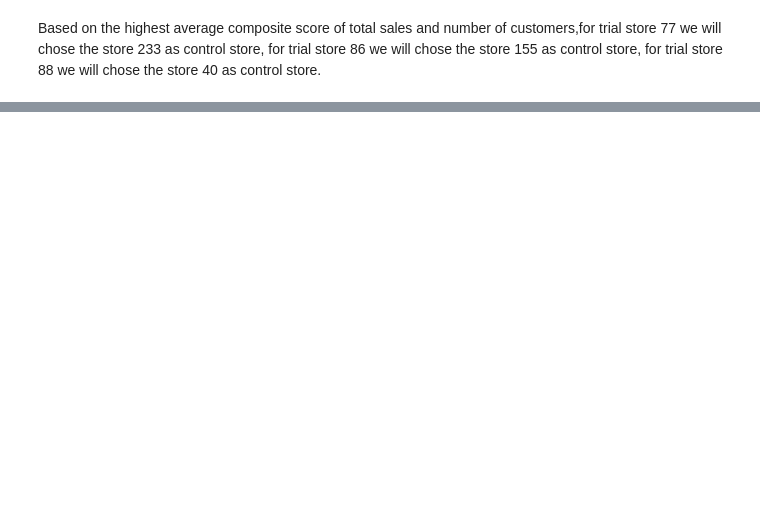
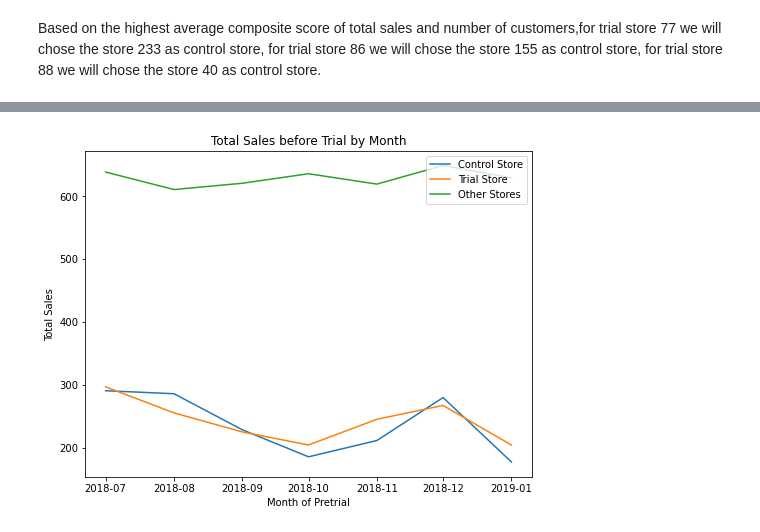
Before and after one commit to KexinYao/Quantium-virtual-internship, a Jupyter notebook: Task2/Quantium virtual internship task 2.ipynb, the cells around one changed output, grey strips where cells are left out. Cells and saved outputs as stored; diff of their text form; code cells hidden in the pictures; blank space fills up the shorter version.

```diff
--- a/Task2/Quantium virtual internship task 2.ipynb
+++ b/Task2/Quantium virtual internship task 2.ipynb
@@ -162,0 +266,18 @@ Based on the highest average composite score of total sales and number of custom
+# %%
+# Create a new dataframe 'pastSales'
+pastSales= pretrial_full_observ
+#Create a function to Compare the trial store and control store
+def ComparePastSales(Trial_Str,Ctrl_Str):
+    pastSales= pretrial_full_observ
+    Trial_Str=Trial_Str
+    Ctrl_Str=Ctrl_Str
+    store_type = []
+    for i in pastSales['STORE_NBR']:
+        if i == Trial_Str:
+            store_type.append('Trial Store')
+        elif i == Ctrl_Str:
+            store_type.append('Control Store')
+        else:
+            store_type.append('Other Stores')
+    pastSales['store_type'] = store_type
+    return pastSales
@@ -162,0 +326,27 @@ Based on the highest average composite score of total sales and number of custom
+# %%
+# Now create 'totSales' visualization for control store, trial store and other stores
+
+# First create relevant dataframes
+def totSalesVisualization():
+    controlSalesPlot = pastSales.loc[pastSales['store_type'] == 'Control Store', ['TransactionMonth', 'tot_Sales']]
+    controlSalesPlot.set_index('TransactionMonth', inplace = True)
+    controlSalesPlot.rename(columns = {'tot_Sales': 'Control Store'}, inplace = True)
+    trialSalesPlot = pastSales.loc[pastSales['store_type'] == 'Trial Store', ['TransactionMonth', 'tot_Sales']]
+    trialSalesPlot.set_index('TransactionMonth', inplace = True)
+    trialSalesPlot.rename(columns = {'tot_Sales': 'Trial Store'}, inplace = True)
+    otherSalesPlot = pastSales.loc[pastSales['store_type'] == 'Other Stores', ['TransactionMonth', 'tot_Sales']]
+    otherSalesPlot = pd.DataFrame(otherSalesPlot.groupby('TransactionMonth').tot_Sales.mean())
+    otherSalesPlot.rename(columns = {'tot_Sales': 'Other Stores'}, inplace = True)
+    # Concatenate
+    combineSalesPlot = pd.concat([controlSalesPlot, trialSalesPlot, otherSalesPlot], axis = 1)
+    return combineSalesPlot
+# %%
+#plot the figure of Total Sales before Trial by Month for all 3 type stores
+plt.figure(figsize = (8, 6))
+plt.plot(totSalesVisualization())
+plt.title('Total Sales before Trial by Month')
+plt.xlabel('Month of Pretrial')
+plt.ylabel('Total Sales')
+plt.legend(['Control Store', 'Trial Store', 'Other Stores'],loc =1);
+# %% [output]
+[figure, added]
```
Also changed, not shown: parts of 26 cells of this notebook.
